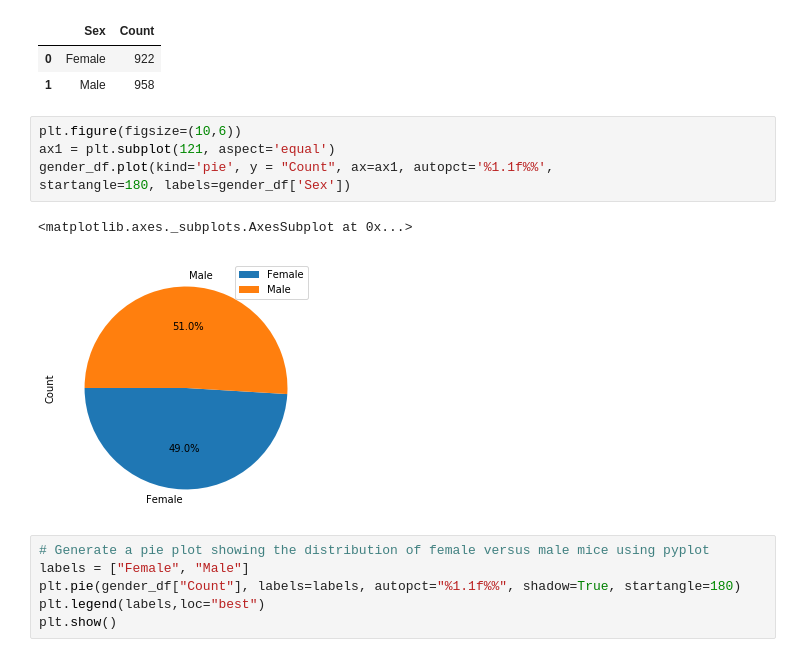
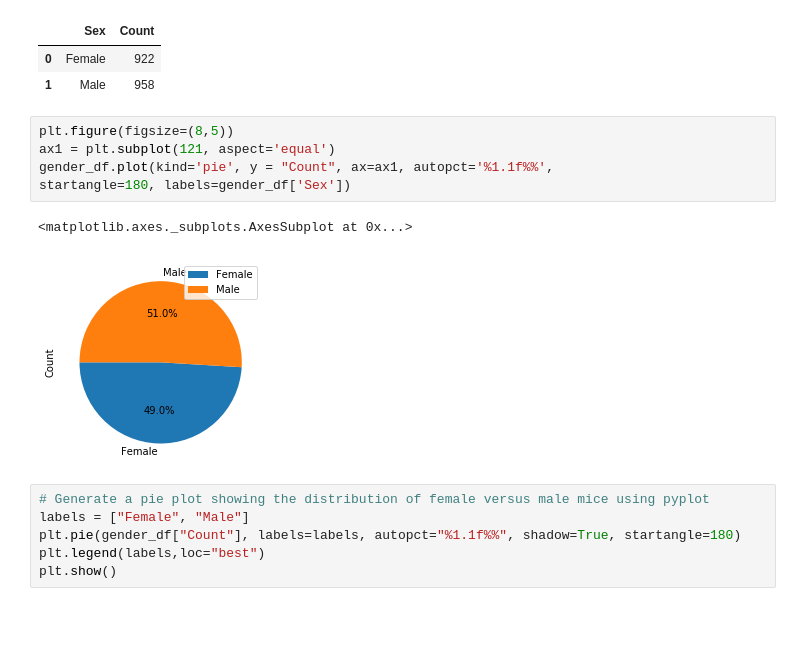
Before and after one commit to dlg410/Matplotlib-challenge, a Jupyter notebook: pymaceuticals_starter.ipynb, the cells around one changed output. Saved outputs shown, nothing was run; the diff lists cells and outputs as text; blank space fills up the shorter version.

```diff
--- a/pymaceuticals_starter.ipynb
+++ b/pymaceuticals_starter.ipynb
@@ -367,13 +400,13 @@ gender_df
 | 0 | Female | 922 |
 | 1 | Male | 958 |
 # %%
-plt.figure(figsize=(10,6))
+plt.figure(figsize=(8,5))
 ax1 = plt.subplot(121, aspect='equal')
 gender_df.plot(kind='pie', y = "Count", ax=ax1, autopct='%1.1f%%',
 startangle=180, labels=gender_df['Sex'])
 # %% [output]
 <matplotlib.axes._subplots.AxesSubplot at 0x...>
-[figure, old version]
+[figure, new version]
 # %%
 # Generate a pie plot showing the distribution of female versus male mice using pyplot
 labels = ["Female", "Male"]
```
Also changed, not shown: parts of 24 cells of this notebook.
